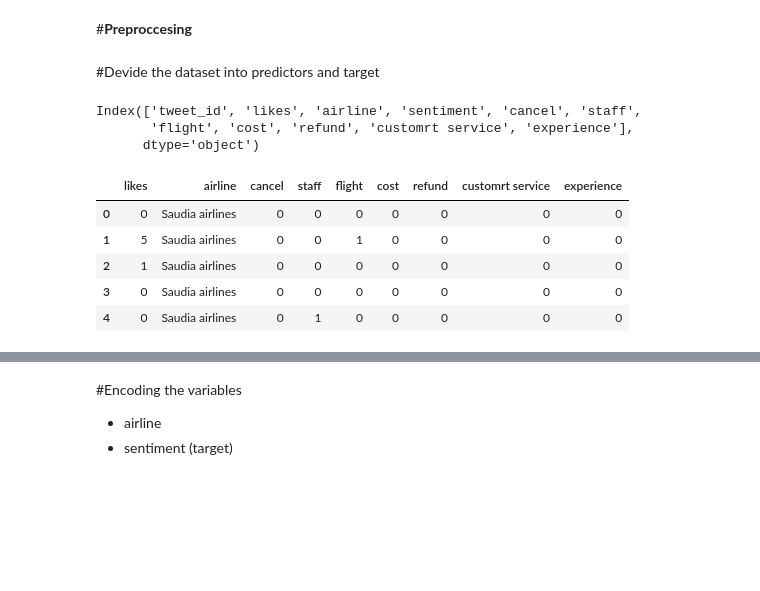
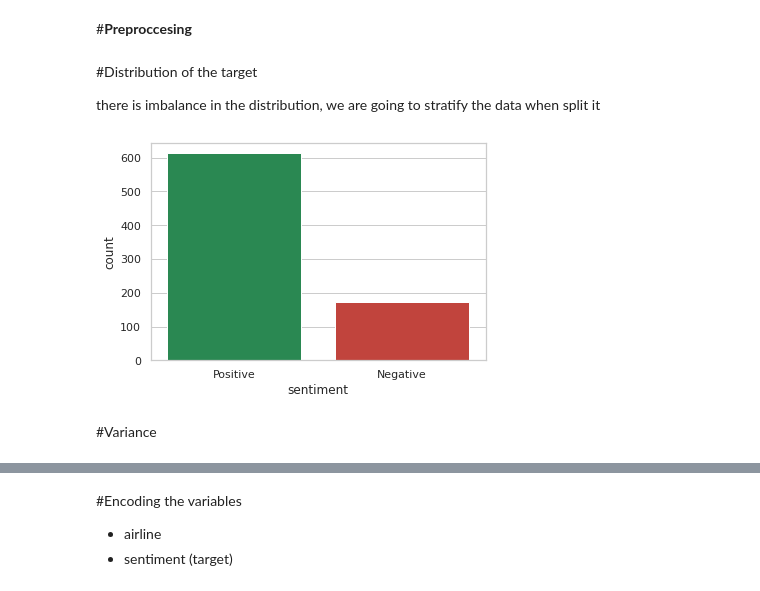
Before and after one commit to buthaina279/DS_Capstone_NLP, a Jupyter notebook: ML.ipynb, the cells around one changed output, grey strips where cells are left out. Saved outputs shown, nothing was run; the diff lists cells and outputs as text; code cells hidden in the pictures; blank space fills up the shorter version.

```diff
--- a/ML.ipynb
+++ b/ML.ipynb
@@ -259,4 +131,0 @@ See the caveats in the documentation: https://pandas.pydata.org/pandas-docs/stab
-# %%
-airline['customrt service'] = ''
-keyword_list = ['service', 'customer', 'client', 'care', 'support', 'assistance']
-airline = getfeatures('customrt service', keyword_list)
@@ -271,4 +131,0 @@ See the caveats in the documentation: https://pandas.pydata.org/pandas-docs/stab
-# %%
-airline['experience'] = ''
-keyword_list = ['experience','undergo']
-airline = getfeatures('experience', keyword_list)
@@ -326,3 +132 @@ airline.to_csv('airline_features.csv')
-# %%
-airline = pd.read_csv("./gdrive/My Drive/datasets/new_datasets/airline_features.csv")
 # %%
@@ -550,4 +144,2 @@ plt.show()
 # %% [markdown]
 #**Preproccesing**
-# %% [markdown]
-#Devide the dataset into predictors and target
@@ -557,15 +146,11 @@ y = airline.iloc[:,-1].values #last column (target)
-# %%
-airline.columns
-# %% [output]
-Index(['tweet_id', 'likes', 'airline', 'sentiment', 'cancel', 'staff',
-       'flight', 'cost', 'refund', 'customrt service', 'experience'],
-      dtype='object')
-# %%
-x_data.head(5)
-# %% [output]
-|  | likes | airline | cancel | staff | flight | cost | refund | customrt service | experience |
-| 0 | 0 | Saudia airlines | 0 | 0 | 0 | 0 | 0 | 0 | 0 |
-| 1 | 5 | Saudia airlines | 0 | 0 | 1 | 0 | 0 | 0 | 0 |
-| 2 | 1 | Saudia airlines | 0 | 0 | 0 | 0 | 0 | 0 | 0 |
-| 3 | 0 | Saudia airlines | 0 | 0 | 0 | 0 | 0 | 0 | 0 |
-| 4 | 0 | Saudia airlines | 0 | 1 | 0 | 0 | 0 | 0 | 0 |
+# %% [markdown]
+#Distribution of the target
+
+there is imbalance in the distribution, we are going to stratify the data when split it
+# %%
+sns.set_theme(style="whitegrid")
+ax = sns.countplot(x="sentiment",data=airline, palette= ['#1a9850', '#d73027'])
+# %% [output]
+[figure, added]
+# %% [markdown]
+#Variance
```
Also changed, not shown: parts of 199 cells of this notebook.
